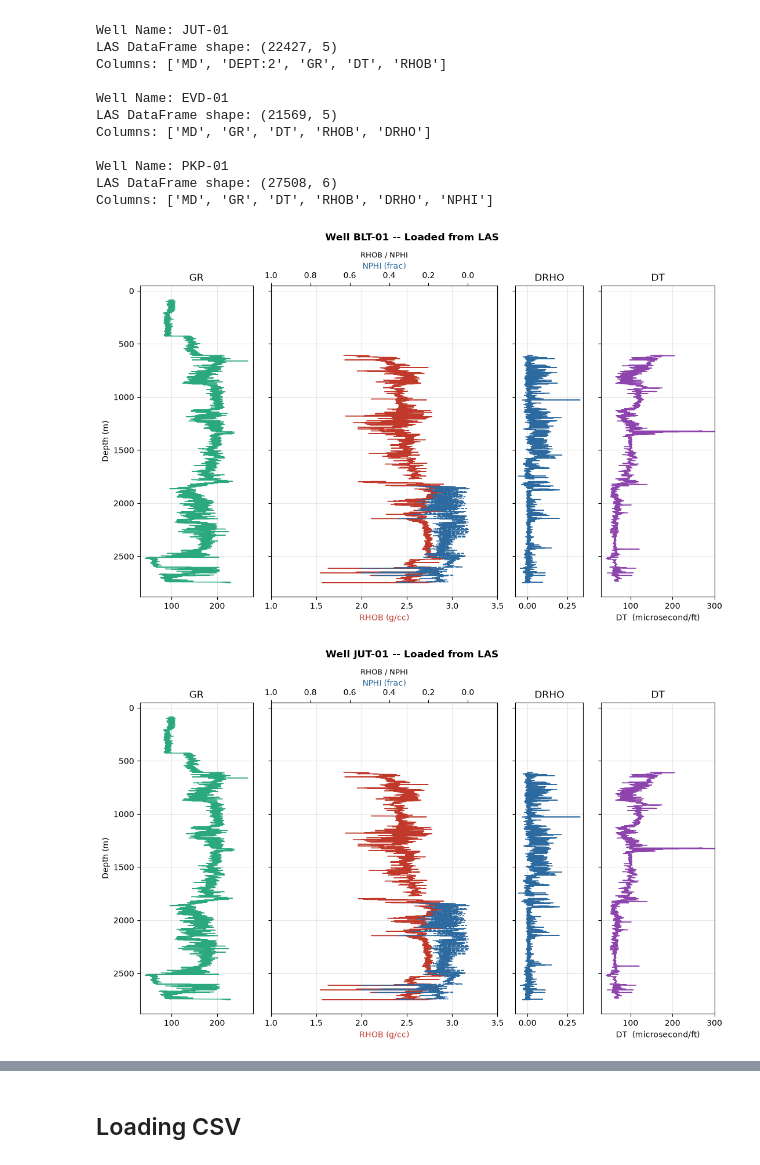
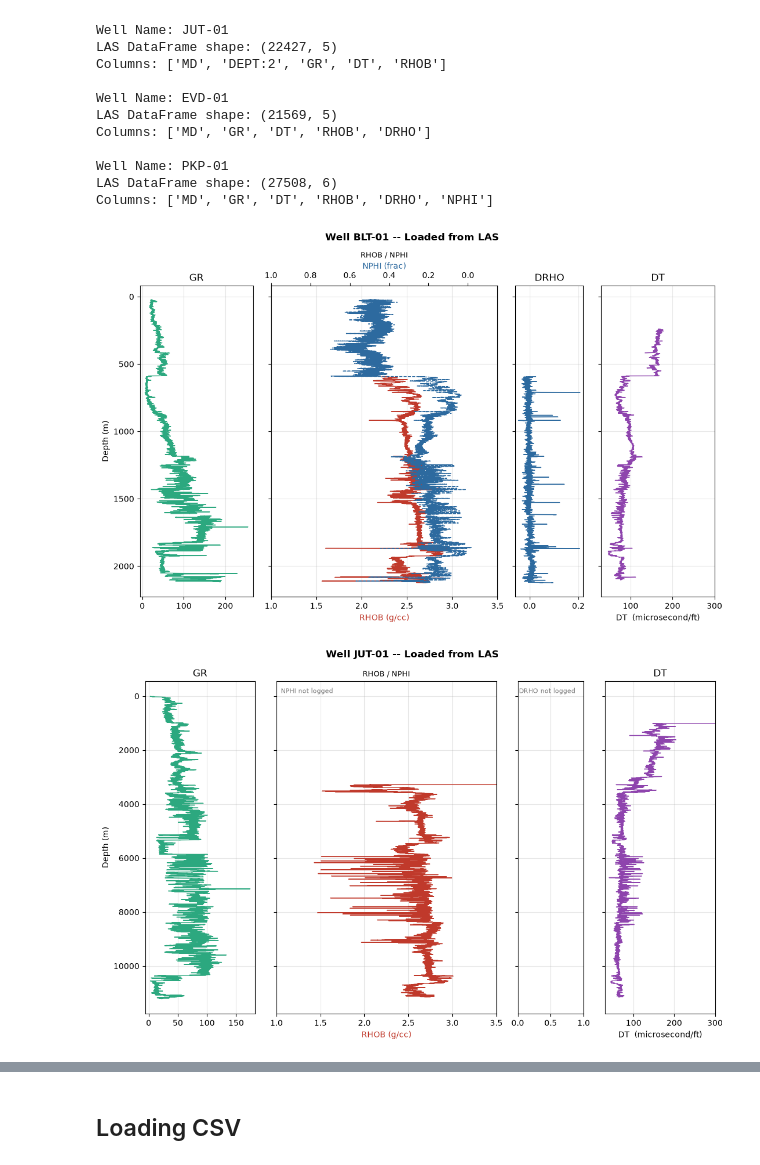
Before and after one commit to sadaraka-kadi/probable-eureka, a Jupyter notebook: notebooks/01_data_exploration.ipynb, the cells around one changed output, grey strips where cells are left out. Cells and saved outputs as stored; diff of their text form; code cells hidden in the pictures.

```diff
--- a/notebooks/01_data_exploration.ipynb
+++ b/notebooks/01_data_exploration.ipynb
@@ -55,7 +55,7 @@ well_figures = {}
 
 # GR, RHOB, NPHI, DRHO, DT/DTC logs plotted
 for well in well_names:
-    dfs_las[well] = df_las
+    df_las = dfs_las[well]
 
     df_las_clean = df_las.sort_values("MD")
 
@@ -76,32 +76,32 @@ for well in well_names:
         ax2b = ax2a.twiny()
         ax2b.plot(df_las_clean["NPHI"], df_las_clean["MD"], color="#2d6a9f", linewidth=1, linestyle="--", label="NPHI")
         ax2b.set_xlabel("NPHI (frac)", color="#2d6a9f")
     else:
         ax2a.text(0.02, 0.98, "NPHI not logged", transform=ax2a.transAxes, va="top", fontsize=8, color="gray")
     axes[1].set_title("RHOB / NPHI", fontsize=9)
     ax2a.set_xlim(1.0, 3.5)
     ax2b.set_xlim(1.0, -0.15)
 
     if "DRHO" in df_las_clean.columns:
         axes[2].plot(df_las_clean["DRHO"], df_las_clean["MD"], color="#2d6a9f", linewidth=1)
         axes[2].set_label("DRHO  (g/cc)")
         axes[2].set_title("DRHO")
     else:
         axes[2].text(0.02, 0.98, "DRHO not logged", transform=axes[2].transAxes, va="top", fontsize=8, color="gray")
 
     dt_col = "DT" if "DT" in df_las_clean.columns else ("DTC" if "DTC" in df_las_clean.columns else None)
 
     axes[3].plot(df_las_clean[dt_col], df_las_clean["MD"], color="#8e44ad", linewidth=1)
     axes[3].set_xlabel("DT  (microsecond/ft)")
     axes[3].set_title("DT")
     axes[3].set_xlim(30, 300)
 
     for ax in axes:
         ax.grid(True, alpha=0.3)
 
     well_figures[well] = fig
     plt.tight_layout()
     plt.show()
 # %% [output]
-[figure, old version]
+[figure, new version]
-[figure, old version]
+[figure, new version]
```
Also changed, not shown: parts of 2 cells of this notebook.
